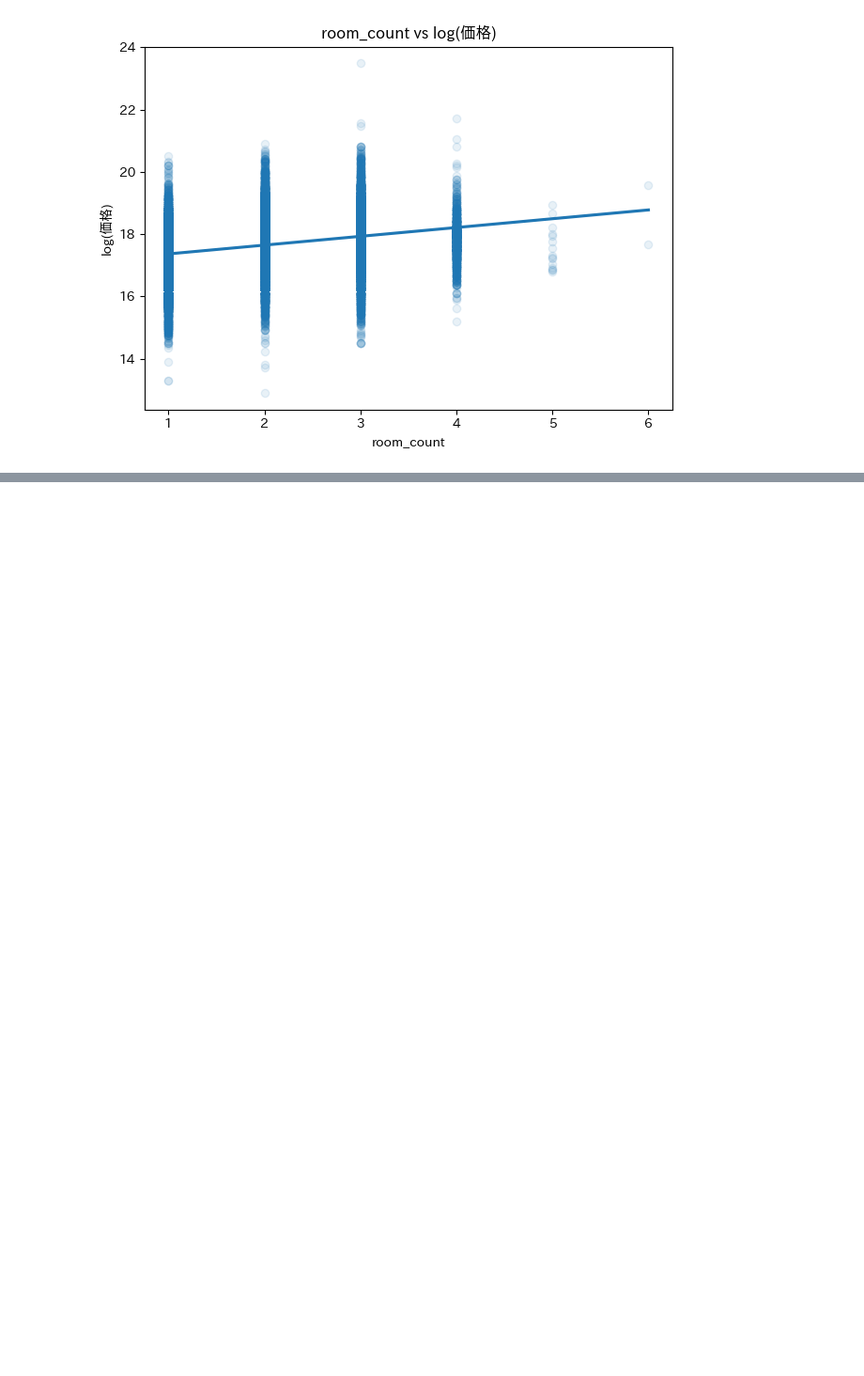
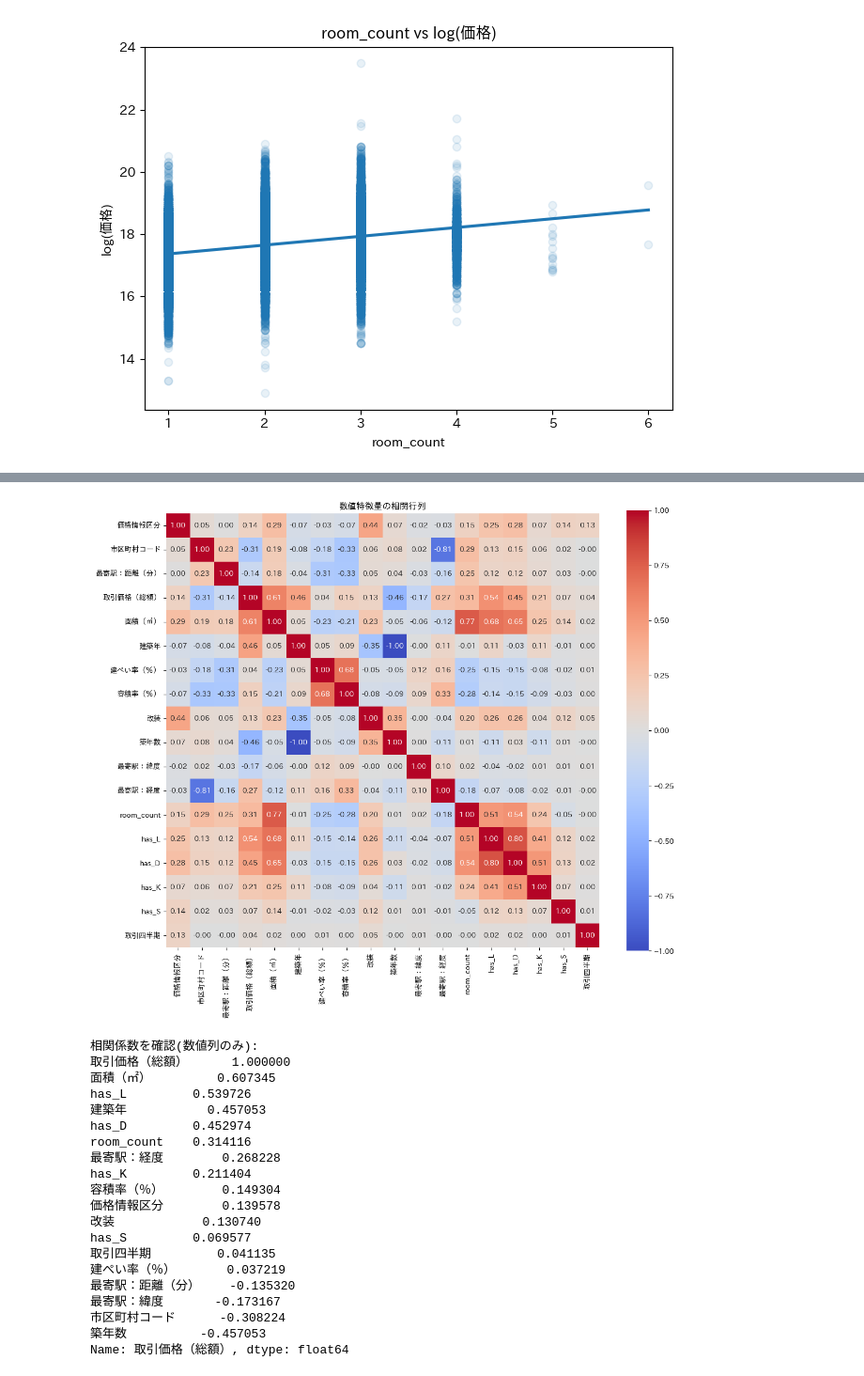
Before and after one commit to kotouharuto/House-price-forecast, a Jupyter notebook: notebooks/01_eda.ipynb, the cells around one changed output, grey strips where cells are left out. Shown at 94% size. Cells and saved outputs as stored; diff of their text form; code cells hidden in the pictures; blank space fills up the shorter version.

```diff
--- a/notebooks/01_eda.ipynb
+++ b/notebooks/01_eda.ipynb
@@ -695,0 +696,33 @@ plt.show()
+# %%
+# 相関係数を確認(数値列のみ)
+num_cols = df.select_dtypes(include=[np.number]).columns
+correlation_matrix = df[num_cols].corr()
+plt.figure(figsize=(12, 10))
+sns.heatmap(correlation_matrix, annot=True, fmt=".2f", cmap="coolwarm", square=True)
+plt.title("数値特徴量の相関行列")
+plt.tight_layout()
+plt.show()
+
+print(f"相関係数を確認(数値列のみ):\n{correlation_matrix['取引価格（総額）'].sort_values(ascending=False)}")
+# %% [output]
+[figure, added]
+相関係数を確認(数値列のみ):
+取引価格（総額）      1.000000
+面積（㎡）         0.607345
+has_L         0.539726
+建築年           0.457053
+has_D         0.452974
+room_count    0.314116
+最寄駅：経度        0.268228
+has_K         0.211404
+容積率（％）        0.149304
+価格情報区分        0.139578
+改装            0.130740
+has_S         0.069577
+取引四半期         0.041135
+建ぺい率（％）       0.037219
+最寄駅：距離（分）    -0.135320
+最寄駅：緯度       -0.173167
+市区町村コード      -0.308224
+築年数          -0.457053
+Name: 取引価格（総額）, dtype: float64
```
Also changed, not shown: parts of 2 cells of this notebook, 1 other file.
